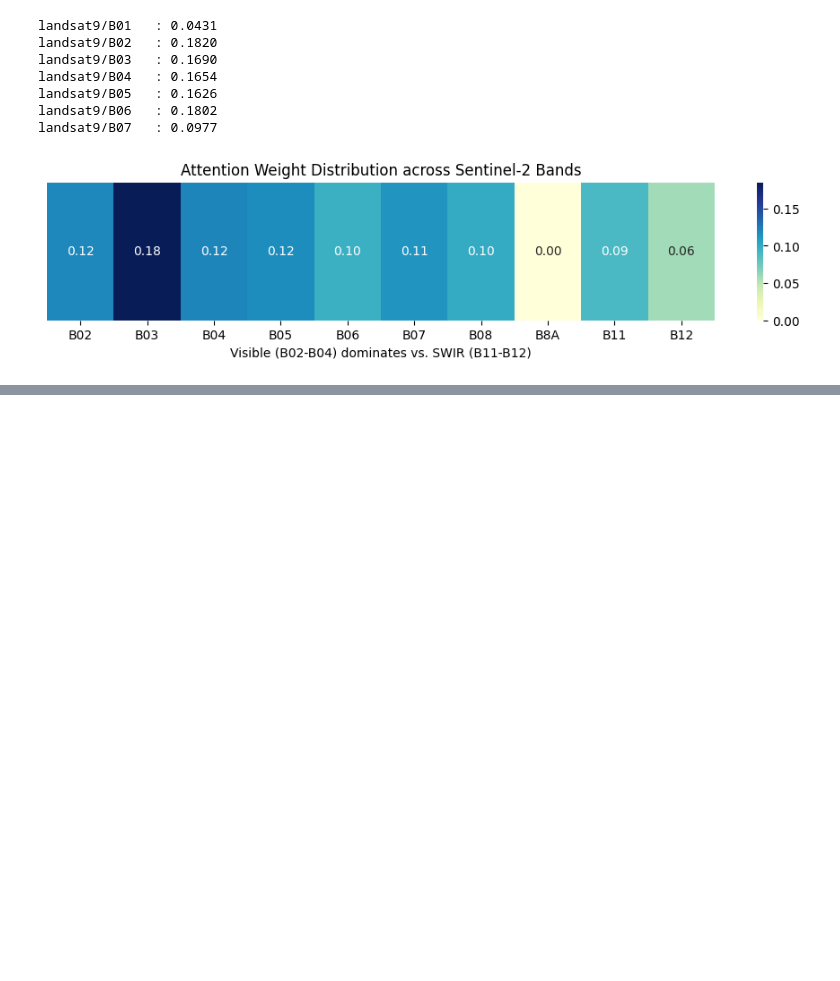
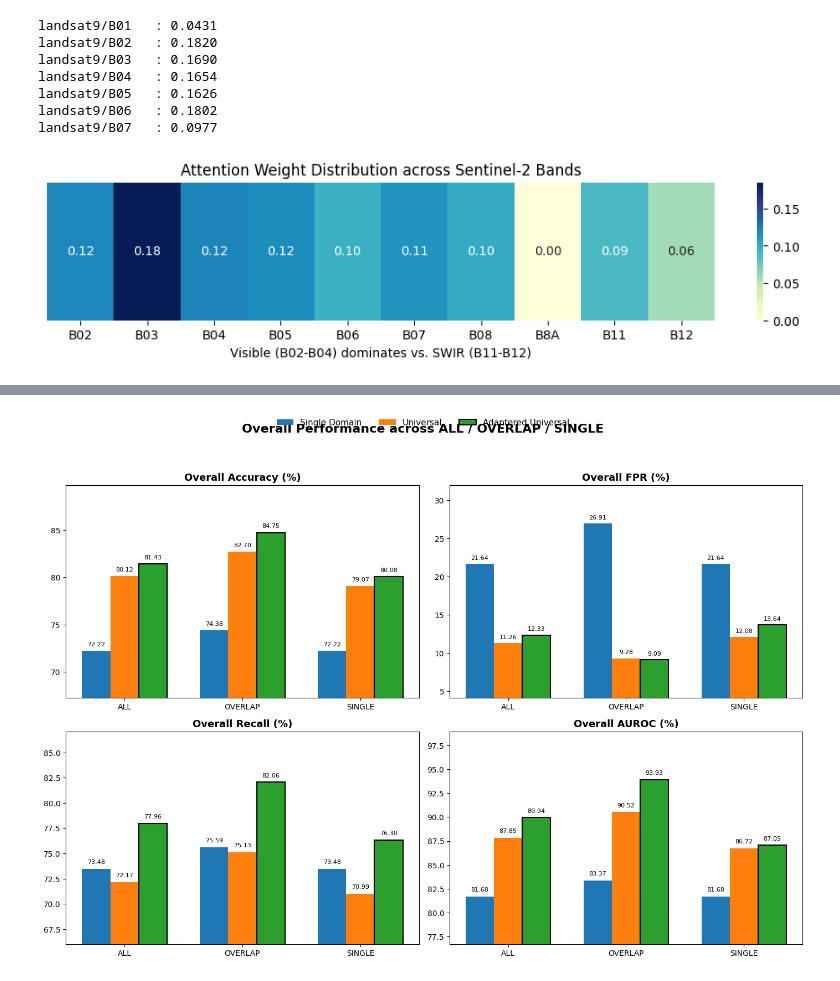
Before and after one commit to yuyao-wang/MethaneFuse, a Jupyter notebook: temp.ipynb, the cells around one changed output, grey strips where cells are left out. Drawn from its saved outputs; the diff is of its cells as text; code cells hidden in the pictures; blank space fills up the shorter version.

```diff
--- a/temp.ipynb
+++ b/temp.ipynb
@@ -1620,0 +1957,68 @@ Done.
+# %%
+# =========================
+# 2. 核心结论图：Overall 四指标分组柱状图
+# 4个小图：Acc / FPR / Recall / AUROC
+# =========================
+scenes = ["ALL", "OVERLAP", "SINGLE"]
+models = ["Single Domain", "Universal", "Adaptered Universal"]
+
+metrics = [
+    ("overall_acc", "Overall Accuracy (%)"),
+    ("overall_fpr", "Overall FPR (%)"),
+    ("overall_recall", "Overall Recall (%)"),
+    ("overall_auroc", "Overall AUROC (%)")
+]
+
+x = np.arange(len(scenes))
+width = 0.24
+
+fig, axes = plt.subplots(2, 2, figsize=(14, 10))
+axes = axes.flatten()
+
+for ax, (metric_key, metric_title) in zip(axes, metrics):
+    values = {
+        model: [data[scene][model][metric_key] for scene in scenes]
+        for model in models
+    }
+
+    bars1 = ax.bar(x - width, values["Single Domain"], width, label="Single Domain")
+    bars2 = ax.bar(x, values["Universal"], width, label="Universal")
+    bars3 = ax.bar(x + width, values["Adaptered Universal"], width, label="Adaptered Universal")
+
+    # 仅高亮 Adaptered Universal，不标最高值
+    for bar in bars3:
+        bar.set_linewidth(1.5)
+        bar.set_edgecolor("black")
+
+    ax.set_title(metric_title, fontsize=13, weight='bold')
+    ax.set_xticks(x)
+    ax.set_xticklabels(scenes)
+
+    # 自动设置一点边距
+    all_vals = values["Single Domain"] + values["Universal"] + values["Adaptered Universal"]
+    ymin = max(0, min(all_vals) - 5)
+    ymax = min(100, max(all_vals) + 5)
+    ax.set_ylim(ymin, ymax)
+
+    # 数值标注
+    for bars in [bars1, bars2, bars3]:
+        for bar in bars:
+            h = bar.get_height()
+            ax.text(
+                bar.get_x() + bar.get_width()/2,
+                h + 0.4,
+                f"{h:.2f}",
+                ha='center',
+                va='bottom',
+                fontsize=8
+            )
+
+# 统一图例
+handles, labels = axes[0].get_legend_handles_labels()
+fig.legend(handles, labels, loc="upper center", ncol=3, fontsize=11, frameon=False)
+
+fig.suptitle("Overall Performance across ALL / OVERLAP / SINGLE", fontsize=16, weight='bold', y=0.98)
+plt.tight_layout(rect=[0, 0, 1, 0.94])
+plt.show()
+# %% [output]
+[figure, added]
```
Also changed, not shown: parts of 5 cells of this notebook, 26 other files.
